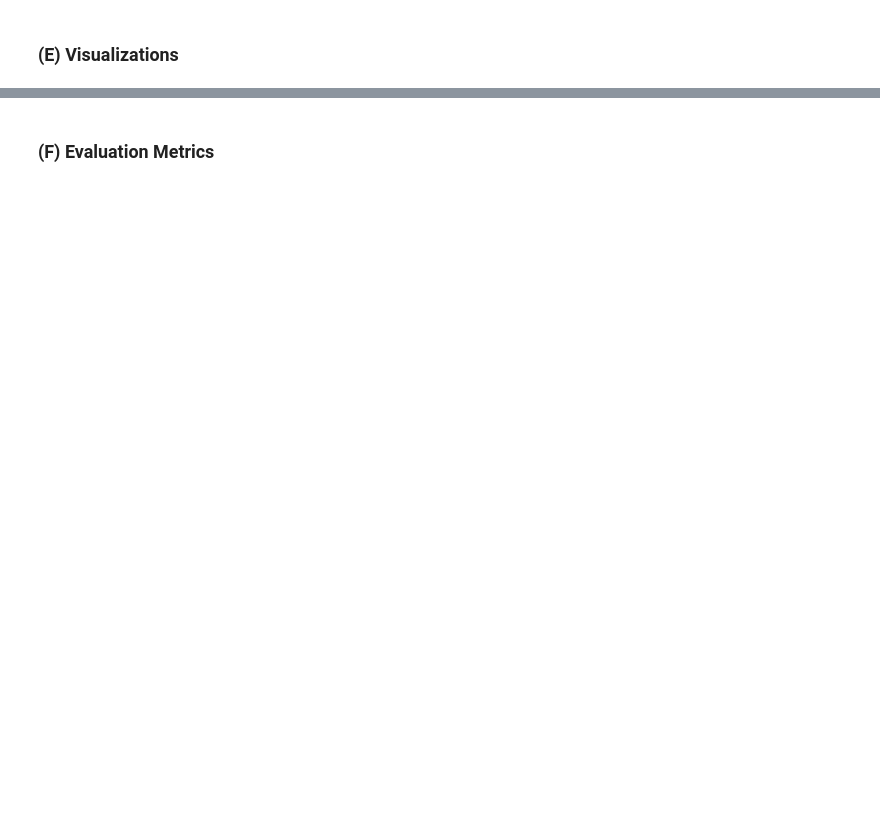
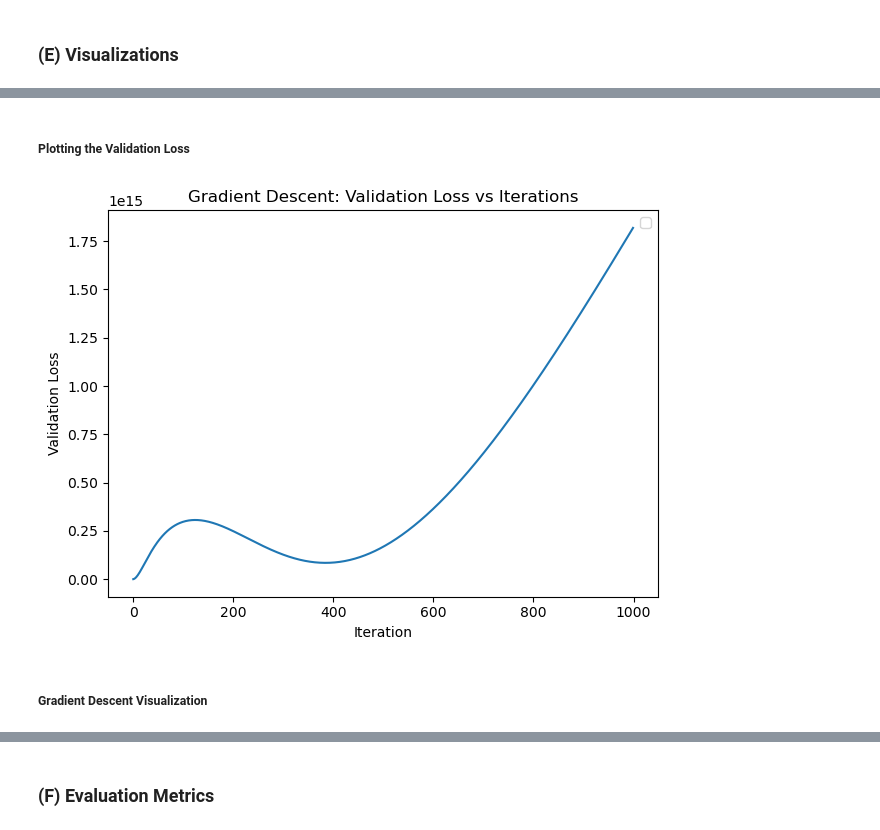
Before and after one commit to amey75/Machine-Learning-Lab, a Jupyter notebook: Experiment_2/LinearRegression.ipynb, the cells around one changed output, grey strips where cells are left out. Saved outputs shown, nothing was run; the diff lists cells and outputs as text; code cells hidden in the pictures; blank space fills up the shorter version.

```diff
--- a/Experiment_2/LinearRegression.ipynb
+++ b/Experiment_2/LinearRegression.ipynb
@@ -226,2 +205,38 @@ print(r2_score(y_true=y_test, y_pred=y_pred))
 # %% [markdown]
 ### (C) Implementing Batch Gradient Descent
+# %%
+class GradientDescent:
+    def __init__(self):
+        pass
+
+    def fit(self, x_train, y_train, epochs = 1000, learning_rate = 0.01):
+        rows, cols = x_train.shape
+        modified_x_train = np.c_[np.ones((rows, 1)), x_train] ## adding a column of ones (adding the intercept)
+        modified_x_test = np.c_[np.ones((x_test.shape[0], 1)), x_test]
+        transpose_modified_x_train = np.transpose(modified_x_train)
+        theta = np.zeros((cols+1, 1))
+
+        loss_per_iterations = [] ## for plotting loss against iterations
+        weights = [] ## needed to plot the gradient descent curve
+        val_loss = [] ## needed to plot the validation loss
+
+        for i in range(epochs):
+            y_pred_before = modified_x_train@theta
+            theta-=learning_rate*(transpose_modified_x_train@(y_pred_before - y_train))/rows
+
+            y_pred_after = modified_x_train@theta
+            loss_per_iterations.append(np.mean(((y_pred_after - y_train) ** 2)))
+            weights.append(theta[5][0])
+            val_loss.append(np.mean(((modified_x_test@theta) - y_test)**2))
+
+        self.loss_per_iterations = loss_per_iterations
+        self.theta = theta
+        self.weights = weights
+        self.val_loss = val_loss
+
+    def predict(self, x_test):
+        modified_x_test = np.c_[np.ones((x_test.shape[0], 1)), x_test]
+        return modified_x_test@(self.theta)
+# %%
+model_gradient_descent = GradientDescent()
+model_gradient_descent.fit(x_train=scaled_x_train, y_train=y_train)
@@ -239,0 +308,15 @@ print(r2_score(y_true=y_test, y_pred = sk_y_pred))
+# %% [markdown]
+##### Plotting the Validation Loss
+# %%
+plt.plot(range(len(model_gradient_descent.val_loss)), model_gradient_descent.val_loss)
+plt.xlabel("Iteration")
+plt.ylabel("Validation Loss")
+plt.title("Gradient Descent: Validation Loss vs Iterations")
+plt.yscale("linear")
+plt.legend()
+plt.tight_layout()
+plt.show()
+# %% [output]
+[figure, added]
+# %% [markdown]
+##### Gradient Descent Visualization
```
Also changed, not shown: parts of 28 cells of this notebook, 3 other files.
